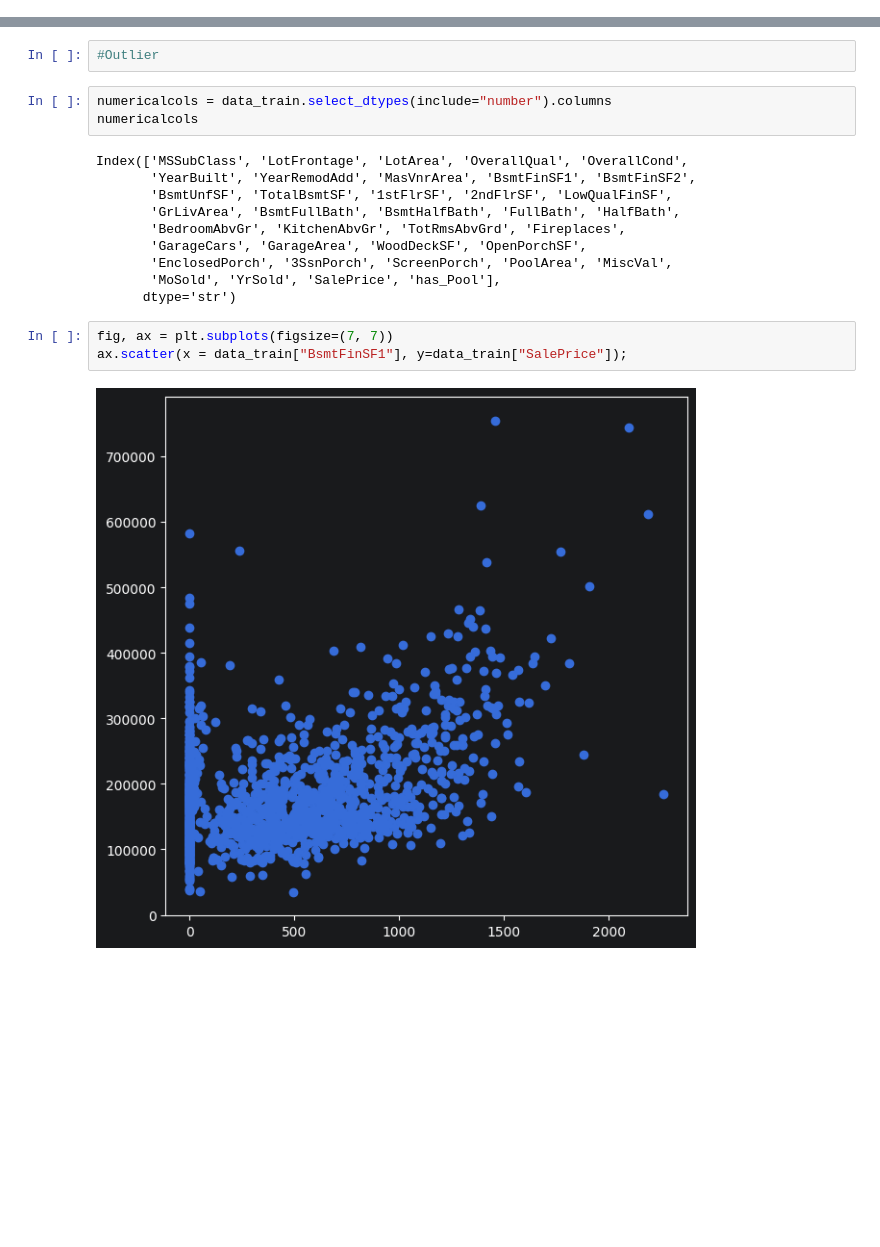
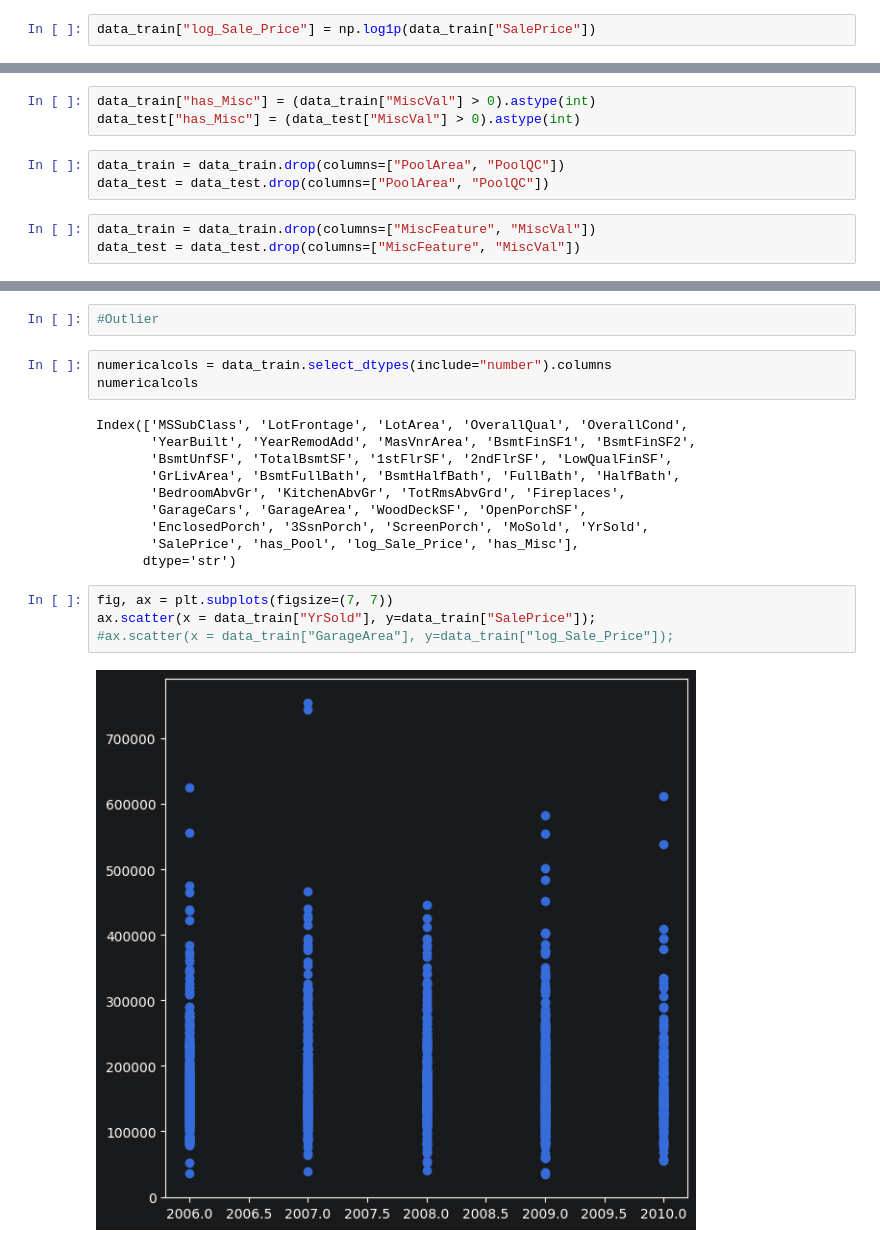
Before and after one commit to SirHelpMePlease/Kaggle_House_Price, a Jupyter notebook: Feature_Engineering.ipynb, the cells around one changed output, grey strips where cells are left out. Drawn from its saved outputs; the diff is of its cells as text; blank space fills up the shorter version.

```diff
--- a/Feature_Engineering.ipynb
+++ b/Feature_Engineering.ipynb
@@ -5,3 +5,5 @@ import matplotlib.pyplot as plt
 # %%
 data_train = pd.read_csv("Files/train.csv", index_col="Id")
 data_test = pd.read_csv("Files/test.csv", index_col="Id")
+# %%
+data_train["log_Sale_Price"] = np.log1p(data_train["SalePrice"])
@@ -25,6 +43,15 @@ Length: 81, dtype: int64
 # %%
 data_train["has_Pool"] = (data_train["PoolArea"] > 0).astype(int)
 data_test["has_Pool"] = (data_test["PoolArea"] > 0).astype(int)
+# %%
+data_train["has_Misc"] = (data_train["MiscVal"] > 0).astype(int)
+data_test["has_Misc"] = (data_test["MiscVal"] > 0).astype(int)
+# %%
+data_train = data_train.drop(columns=["PoolArea", "PoolQC"])
+data_test = data_test.drop(columns=["PoolArea", "PoolQC"])
+# %%
+data_train = data_train.drop(columns=["MiscFeature", "MiscVal"])
+data_test = data_test.drop(columns=["MiscFeature", "MiscVal"])
 # %%
 data_train["MasVnrType"].value_counts()
 # %% [output]
@@ -111,12 +138,13 @@ Index(['MSSubClass', 'LotFrontage', 'LotArea', 'OverallQual', 'OverallCond',
        'GrLivArea', 'BsmtFullBath', 'BsmtHalfBath', 'FullBath', 'HalfBath',
        'BedroomAbvGr', 'KitchenAbvGr', 'TotRmsAbvGrd', 'Fireplaces',
        'GarageCars', 'GarageArea', 'WoodDeckSF', 'OpenPorchSF',
-       'EnclosedPorch', '3SsnPorch', 'ScreenPorch', 'PoolArea', 'MiscVal',
-       'MoSold', 'YrSold', 'SalePrice', 'has_Pool'],
+       'EnclosedPorch', '3SsnPorch', 'ScreenPorch', 'MoSold', 'YrSold',
+       'SalePrice', 'has_Pool', 'log_Sale_Price', 'has_Misc'],
       dtype='str')
 # %%
 fig, ax = plt.subplots(figsize=(7, 7))
-ax.scatter(x = data_train["BsmtFinSF1"], y=data_train["SalePrice"]);
+ax.scatter(x = data_train["YrSold"], y=data_train["SalePrice"]);
+#ax.scatter(x = data_train["GarageArea"], y=data_train["log_Sale_Price"]);
 # %% [output]
-[figure, old version]
+[figure, new version]
 # %%
```
Also changed, not shown: parts of 12 cells of this notebook.
